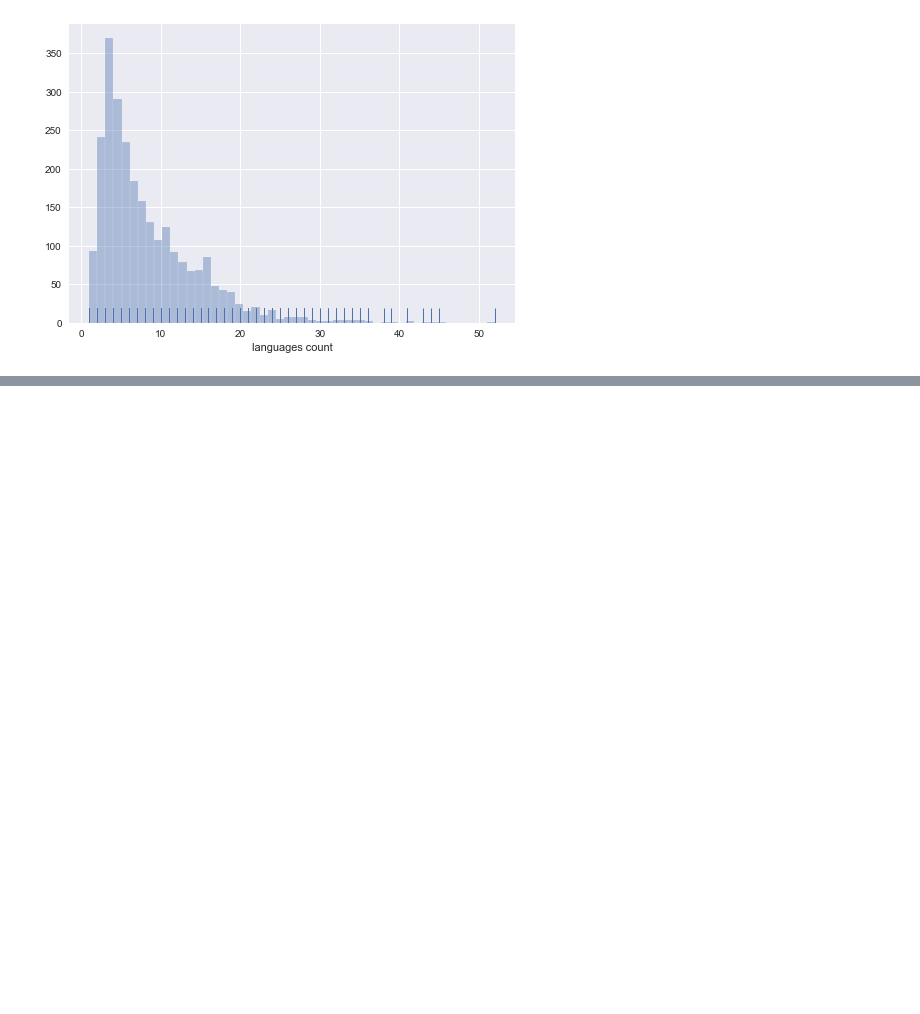
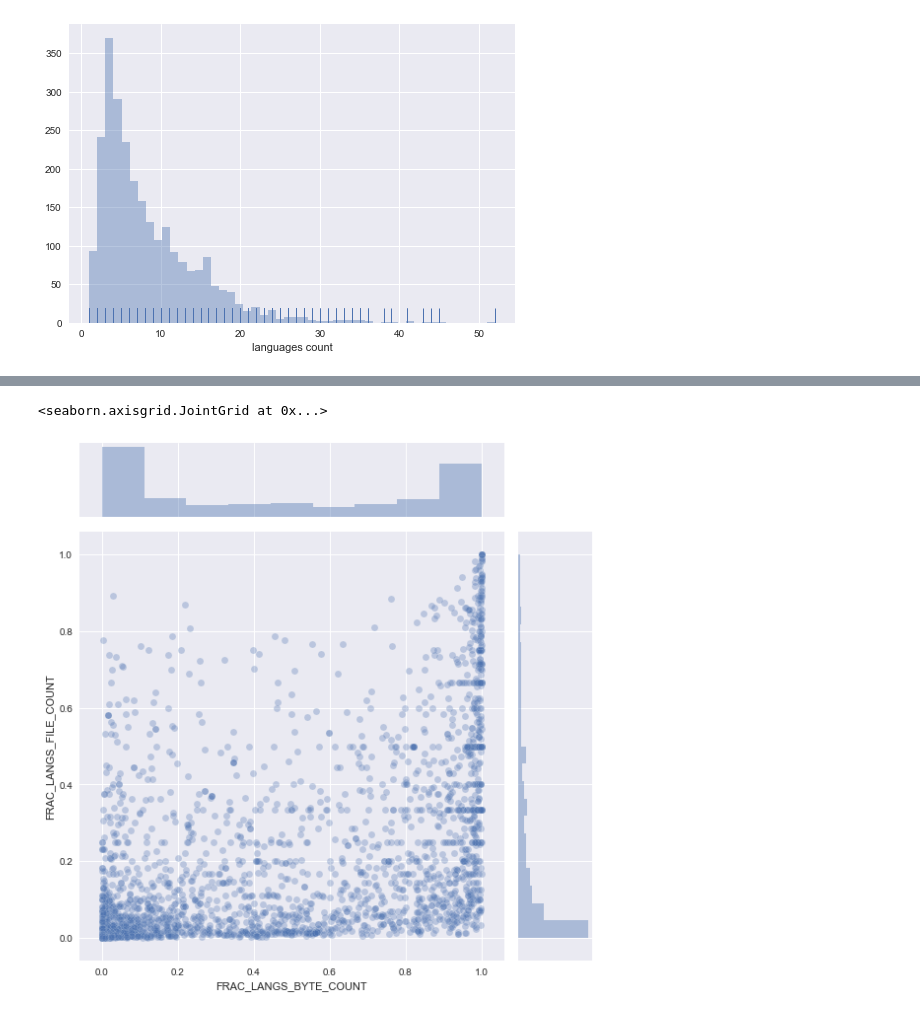
Before and after one commit to gomesfernanda/PGA_study, a Jupyter notebook: PGA_study.ipynb, the cells around one changed output, grey strips where cells are left out. Cells and saved outputs as stored; diff of their text form; code cells hidden in the pictures; blank space fills up the shorter version.

```diff
--- a/PGA_study.ipynb
+++ b/PGA_study.ipynb
@@ -108,0 +211,13 @@ jupyter_df = jupyter_df.assign(JUPYTER_POSITION = jupyter_pos)
+# %%
+langs_lines = jupyter_df[jupyter_df.LANGS_COUNT < 100]['FRAC_LANGS_LINE_COUNT']
+langs_files = jupyter_df[jupyter_df.LANGS_COUNT < 100]['FRAC_LANGS_FILE_COUNT']
+langs_bytes = jupyter_df[jupyter_df.LANGS_COUNT < 100]['FRAC_LANGS_BYTE_COUNT']
+empty_lines = jupyter_df[jupyter_df.LANGS_COUNT < 100]['FRAC_EMPTY_LINES_COUNT']
+code_lines = jupyter_df[jupyter_df.LANGS_COUNT < 100]['FRAC_CODE_LINES_COUNT']
+comment_lines = jupyter_df[jupyter_df.LANGS_COUNT < 100]['FRAC_COMMENT_LINES_COUNT']
+langs = jupyter_df[jupyter_df.LANGS_COUNT < 100]['LANGS_COUNT']
+
+sns.jointplot(x = langs_bytes, y = langs_files, kind='scatter', height=8, edgecolor="white", alpha=0.3)
+# %% [output]
+<seaborn.axisgrid.JointGrid at 0x...>
+[figure, added]
```
Also changed, not shown: parts of 8 cells of this notebook.
